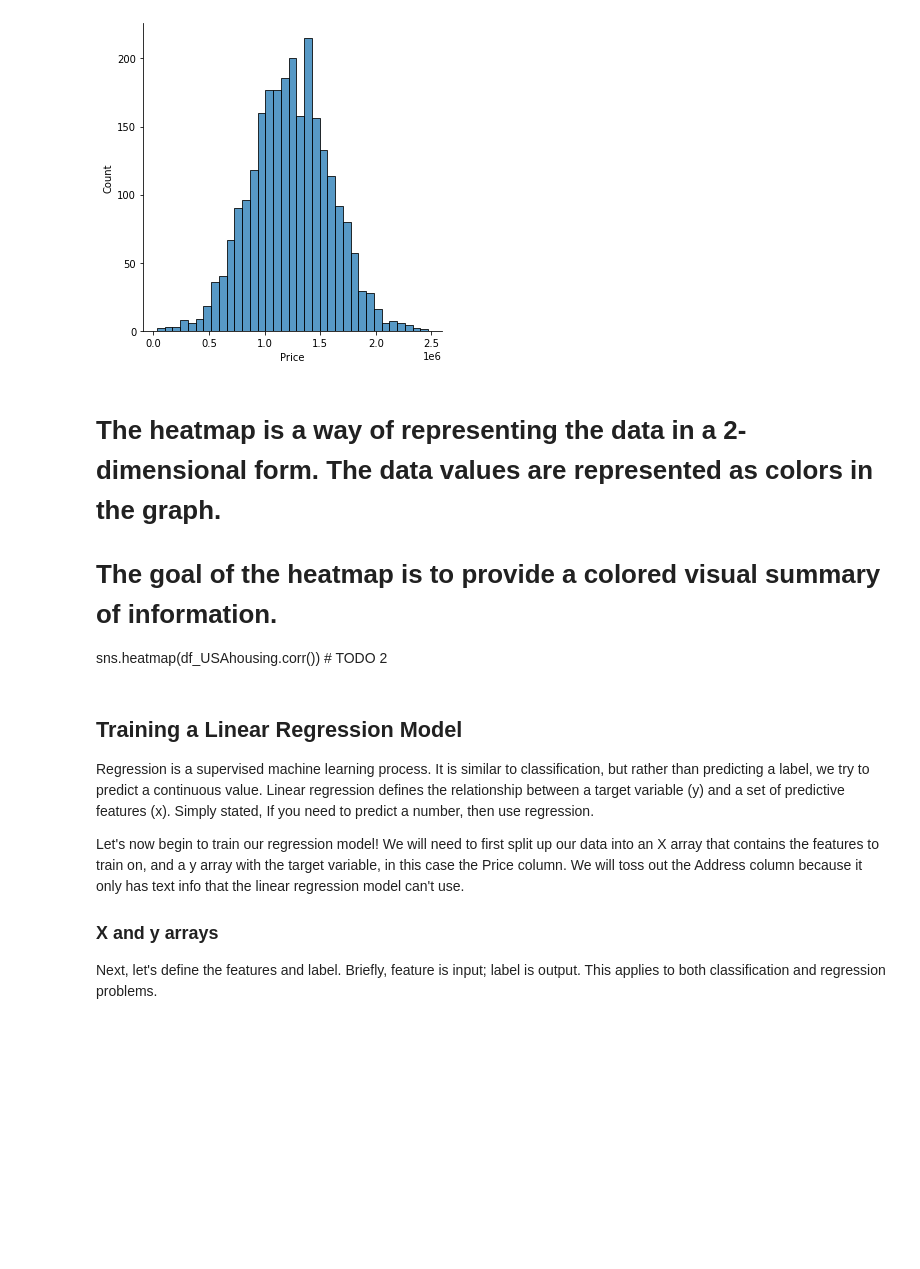
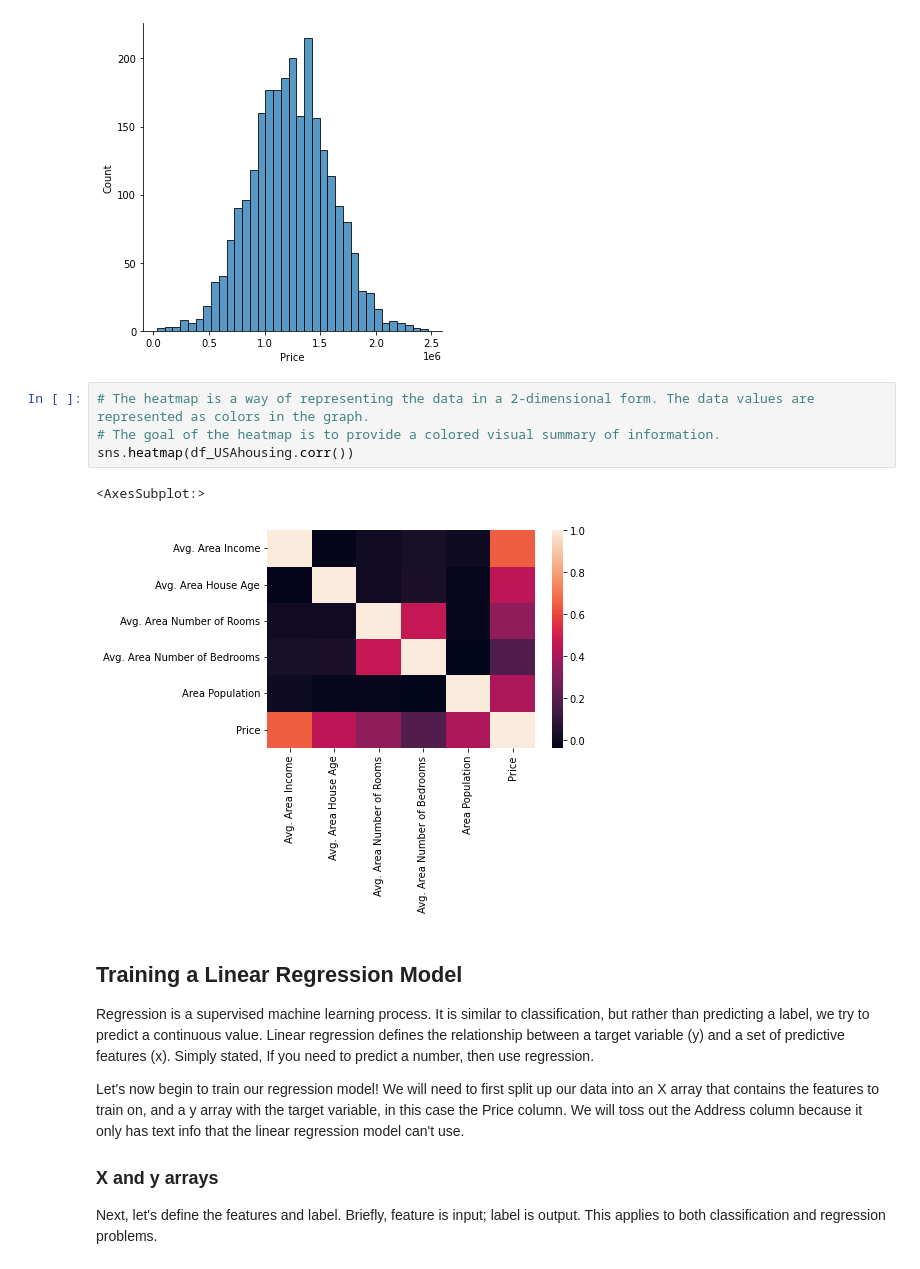
Before and after one commit to zacharyvunguyen/LinearRegressionIntro, a Jupyter notebook: Linear_regression_intro.ipynb, the cells around one changed output. Drawn from its saved outputs; the diff is of its cells as text; blank space fills up the shorter version.

```diff
--- a/Linear_regression_intro.ipynb
+++ b/Linear_regression_intro.ipynb
@@ -116,10 +116,13 @@ sns.displot(df_USAhousing['Price'])
 # %% [output]
 <seaborn.axisgrid.FacetGrid at 0x...>
 [figure]
-# %% [markdown]
-# The heatmap is a way of representing the data in a 2-dimensional form. The data values are represented as colors in the graph.
-# The goal of the heatmap is to provide a colored visual summary of information.
-sns.heatmap(df_USAhousing.corr()) # TODO 2
+# %%
+# The heatmap is a way of representing the data in a 2-dimensional form. The data values are represented as colors in the graph.
+# The goal of the heatmap is to provide a colored visual summary of information.
+sns.heatmap(df_USAhousing.corr())
+# %% [output]
+<AxesSubplot:>
+[figure, added]
 # %% [markdown]
 ## Training a Linear Regression Model
 
```
